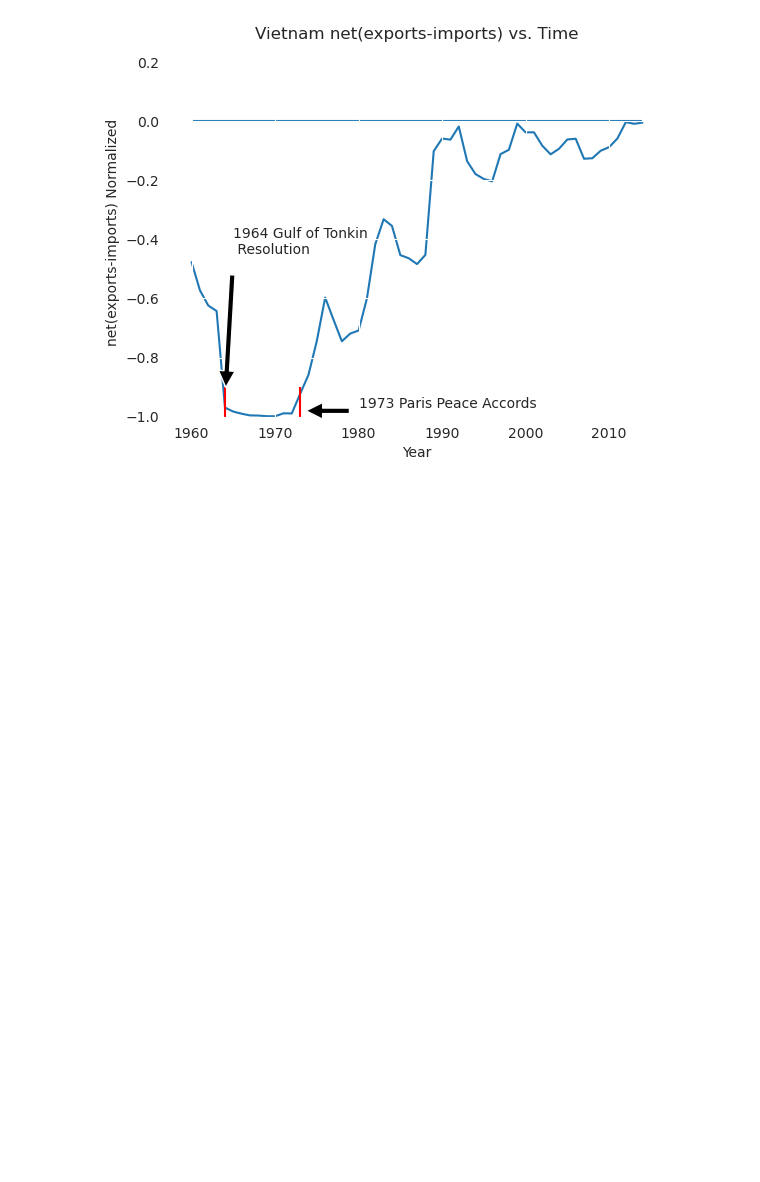
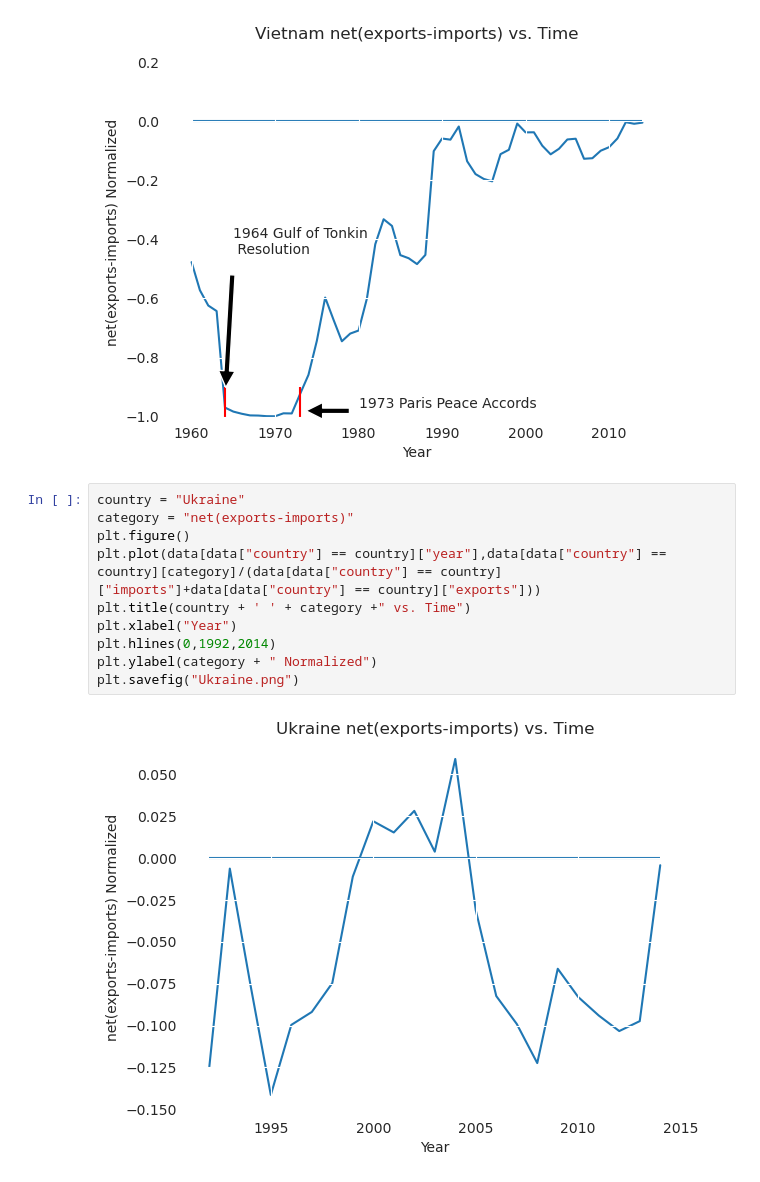
Before and after one commit to ECE-143-FA-2022/Import_Export_demo, a Jupyter notebook: Python_International_Import_Export.ipynb, the cells around one changed output. Drawn from its saved outputs; the diff is of its cells as text; blank space fills up the shorter version.

Commit message:
Added in Ukraine line graph

```diff
--- a/Python_International_Import_Export.ipynb
+++ b/Python_International_Import_Export.ipynb
@@ -277,3 +277,15 @@ plt.annotate("1973 Paris Peace Accords",xy=(1973,-.98),
 plt.savefig("vietnam_imports.png")
 # %% [output]
 [figure]
+# %%
+country = "Ukraine"
+category = "net(exports-imports)"
+plt.figure()
+plt.plot(data[data["country"] == country]["year"],data[data["country"] == country][category]/(data[data["country"] == country]["imports"]+data[data["country"] == country]["exports"]))
+plt.title(country + ' ' + category +" vs. Time")
+plt.xlabel("Year")
+plt.hlines(0,1992,2014)
+plt.ylabel(category + " Normalized")
+plt.savefig("Ukraine.png")
+# %% [output]
+[figure, added]
```
